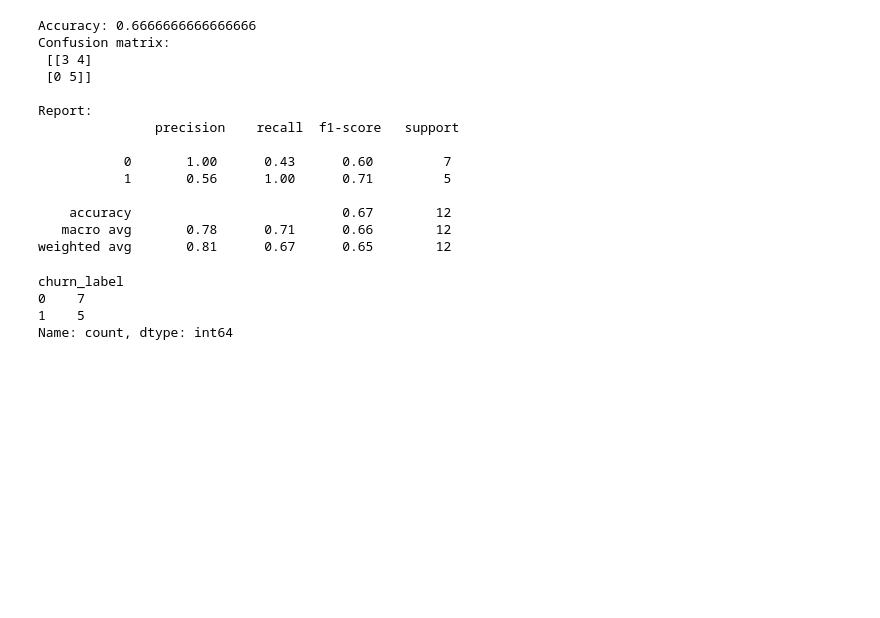
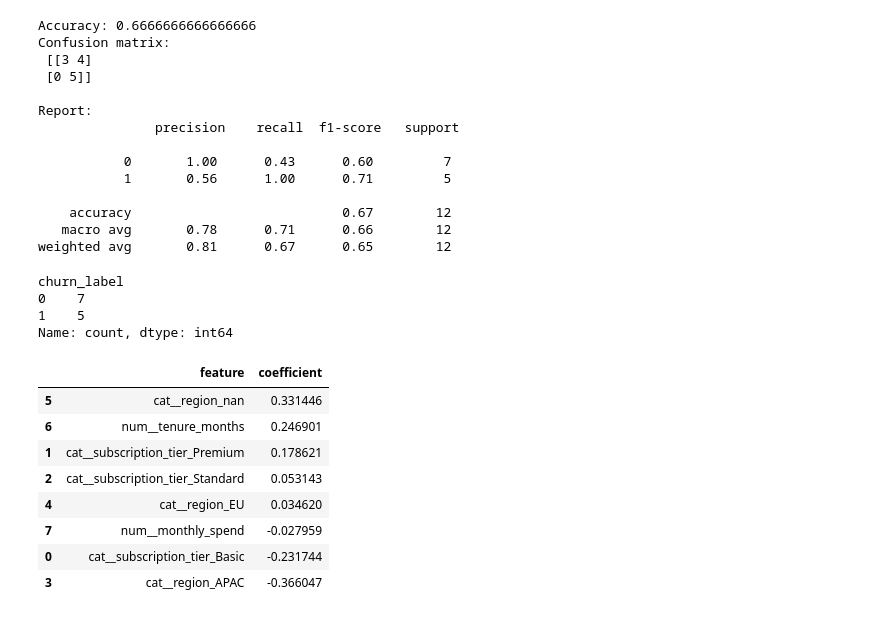
Before and after one commit to jae-notes/customer-behavior-analysis, a Jupyter notebook: analysis/02_predictive_baseline.ipynb, the cells around one changed output. Cells and saved outputs as stored; diff of their text form; code cells hidden in the pictures; blank space fills up the shorter version.

Commit message:
Add baseline churn model interpretation

```diff
--- a/analysis/02_predictive_baseline.ipynb
+++ b/analysis/02_predictive_baseline.ipynb
@@ -99,3 +99,23 @@ churn_label
 0    7
 1    5
 Name: count, dtype: int64
+# %%
+feature_names = model.named_steps["preprocess"].get_feature_names_out()
+coefficients = model.named_steps["clf"].coef_[0]
+
+coef_df = pd.DataFrame({
+  "feature": feature_names,
+  "coefficient": coefficients
+}).sort_values(by="coefficient", ascending=False)
+
+coef_df
+# %% [output]
+|  | feature | coefficient |
+| 5 | cat__region_nan | 0.331446 |
+| 6 | num__tenure_months | 0.246901 |
+| 1 | cat__subscription_tier_Premium | 0.178621 |
+| 2 | cat__subscription_tier_Standard | 0.053143 |
+| 4 | cat__region_EU | 0.034620 |
+| 7 | num__monthly_spend | -0.027959 |
+| 0 | cat__subscription_tier_Basic | -0.231744 |
+| 3 | cat__region_APAC | -0.366047 |
```
Also changed, not shown: parts of 1 cell of this notebook.
